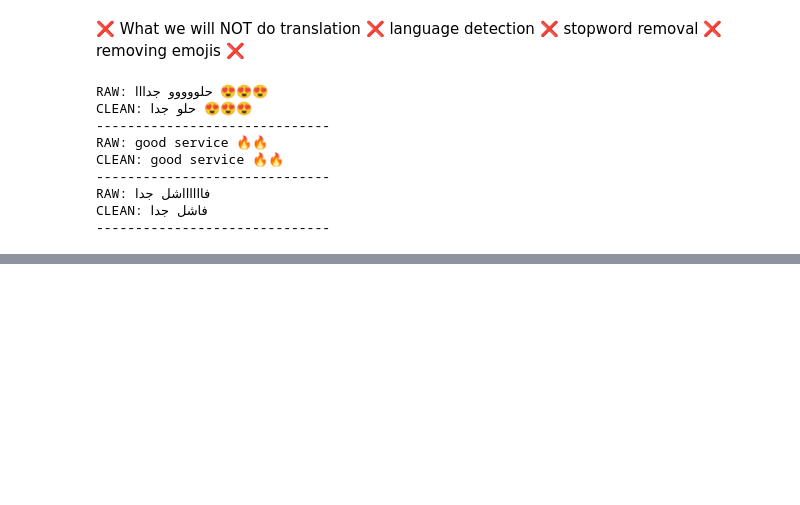
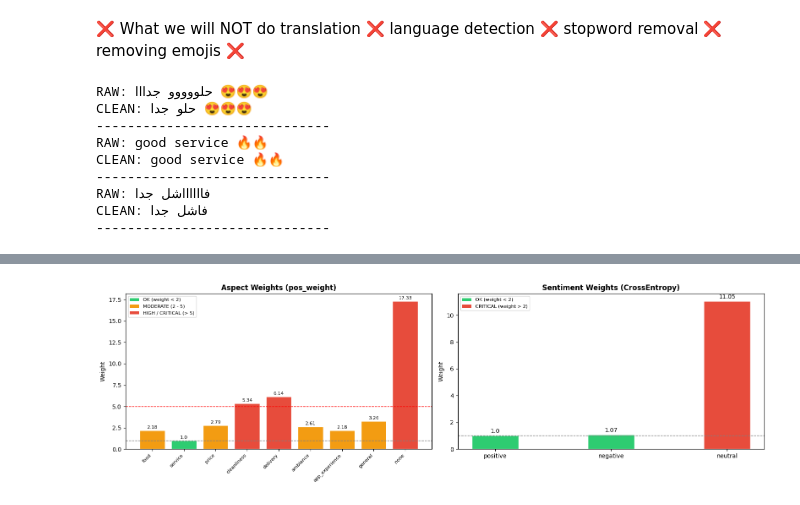
Before and after one commit to Manar-Maher/AI-hackathon, a Jupyter notebook: preprocessing.ipynb, the cells around one changed output, grey strips where cells are left out. Drawn from its saved outputs; the diff is of its cells as text; code cells hidden in the pictures; blank space fills up the shorter version.

Commit message:
Add Person 2 label engineering

```diff
--- a/preprocessing.ipynb
+++ b/preprocessing.ipynb
@@ -393,0 +643,94 @@ plt.show()
+# %%
+# ─────────────────────────────────────────────
+# TWO SEPARATE IMBALANCE PROBLEMS:
+#
+# Problem 1: ASPECT IMBALANCE
+#   service=988 vs none=57 → 17x difference
+#   Without weights → model ignores rare aspects
+#   Solution → pos_weight in BCEWithLogitsLoss
+#
+# Problem 2: SENTIMENT IMBALANCE
+#   positive=1646 vs neutral=149 → 11x difference
+#   Without weights → model never predicts neutral
+#   Solution → class weights in CrossEntropyLoss
+# ─────────────────────────────────────────────
+
+# ASPECT WEIGHTS
+aspect_counts = {asp: int(Y_aspects[:, j].sum()) for j, asp in enumerate(ASPECTS)}
+max_asp_count = max(aspect_counts.values())
+
+aspect_weights = []
+print("ASPECT WEIGHTS (for BCEWithLogitsLoss pos_weight):")
+print(f"\n{'Aspect':<18} {'Count':<8} {'Weight':<8} {'Severity'}")
+for asp in ASPECTS:
+    cnt = aspect_counts[asp]
+    w   = round(max_asp_count / max(cnt, 1), 2)
+    aspect_weights.append(w)
+    if w > 10:    severity = " CRITICAL"
+    elif w > 5:   severity = " HIGH"
+    elif w > 2:   severity = " MODERATE"
+    else:         severity = " OK"
+    print(f"{asp:<18} {cnt:<8} {w:<8} {severity}")
+
+#  SENTIMENT WEIGHTS
+all_sents    = Y_sentiments[Y_sentiments != -1]  # exclude absent
+sent_counter = Counter(all_sents.tolist())
+max_sent_count = max(sent_counter.values())
+
+sent_weights = []
+print(f"\nSENTIMENT WEIGHTS (for CrossEntropyLoss weight):")
+print(f"\n{'Sentiment':<15} {'Count':<8} {'Weight':<8} {'Severity'}")
+print("-" * 50)
+for s in SENTIMENTS:
+    idx = SENT2IDX[s]
+    cnt = sent_counter.get(idx, 1)
+    w   = round(max_sent_count / max(cnt, 1), 2)
+    sent_weights.append(w)
+    severity = " CRITICAL" if w > 5 else "OK"
+    print(f"{s:<15} {cnt:<8} {w:<8} {severity}")
+
+#  Visualize
+from matplotlib.patches import Patch
+
+fig, axes = plt.subplots(1, 2, figsize=(16, 5))
+
+# Aspect weights
+colors_asp = ["#E74C3C" if w > 5 else "#F39C12" if w > 2 else "#2ECC71"
+              for w in aspect_weights]
+axes[0].bar(ASPECTS, aspect_weights, color=colors_asp, edgecolor="white")
+axes[0].axhline(1.0, color="gray", linestyle="--", linewidth=1)
+axes[0].axhline(5.0, color="red",  linestyle="--", linewidth=1)
+axes[0].set_xticklabels(ASPECTS, rotation=45, ha="right", fontsize=8)
+axes[0].set_title("Aspect Weights (pos_weight)", fontweight="bold")
+axes[0].set_ylabel("Weight")
+for i, w in enumerate(aspect_weights):
+    axes[0].text(i, w + 0.2, str(w), ha="center", fontsize=8)
+
+# Legend for aspect colors
+asp_legend = [
+    Patch(facecolor="#2ECC71", label="OK (weight < 2)"),
+    Patch(facecolor="#F39C12", label="MODERATE (2 - 5)"),
+    Patch(facecolor="#E74C3C", label="HIGH / CRITICAL (> 5)")
+]
+axes[0].legend(handles=asp_legend, fontsize=8, loc="upper left")
+
+# Sentiment weights
+colors_sent = ["#2ECC71" if w < 2 else "#E74C3C" for w in sent_weights]
+axes[1].bar(SENTIMENTS, sent_weights, color=colors_sent, edgecolor="white", width=0.4)
+axes[1].axhline(1.0, color="gray", linestyle="--", linewidth=1)
+axes[1].set_title("Sentiment Weights (CrossEntropy)", fontweight="bold")
+axes[1].set_ylabel("Weight")
+for i, w in enumerate(sent_weights):
+    axes[1].text(i, w + 0.2, str(w), ha="center", fontsize=10)
+
+# Legend for sentiment colors
+sent_legend = [
+    Patch(facecolor="#2ECC71", label="OK (weight < 2)"),
+    Patch(facecolor="#E74C3C", label="CRITICAL (weight > 2)")
+]
+axes[1].legend(handles=sent_legend, fontsize=8, loc="upper left")
+
+plt.tight_layout()
+plt.savefig("class_weights.png", dpi=150, bbox_inches="tight")
+plt.show()
+# %% [output]
@@ -393,0 +757 @@ plt.show()
+[figure, added]
```
Also changed, not shown: parts of 11 cells of this notebook, 4 other files.
